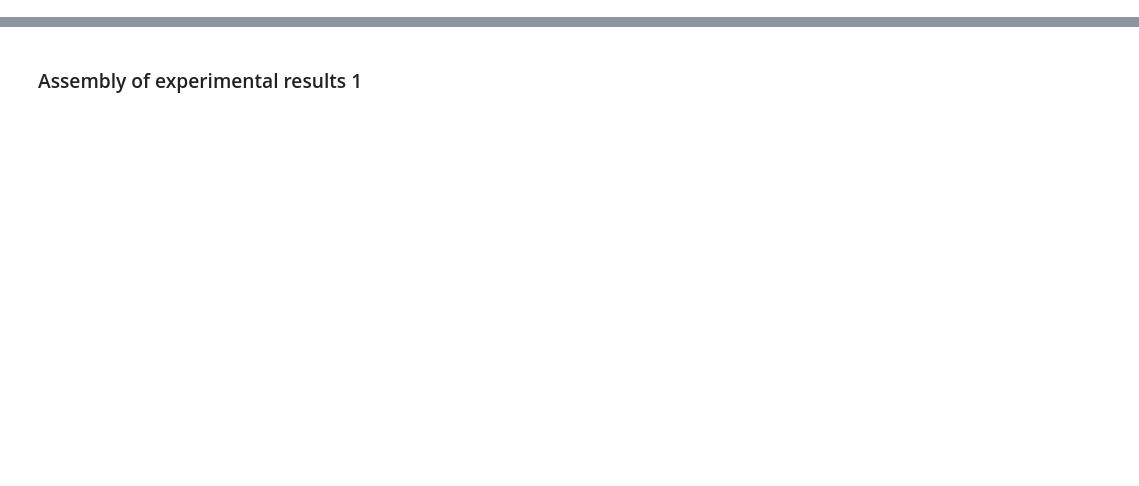
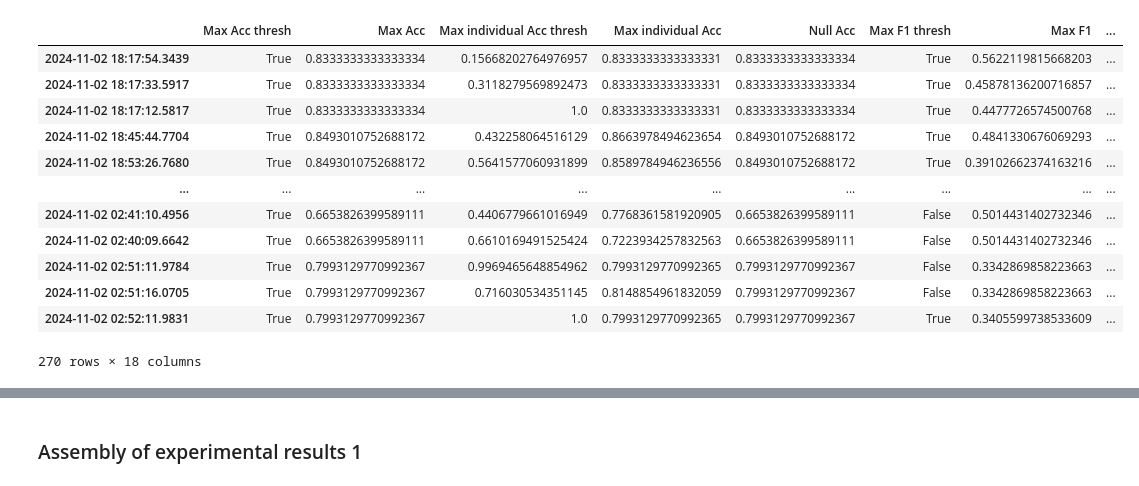
Before and after one commit to CausalRivers/experiments, a Jupyter notebook: exp1.ipynb, the cells around one changed output, grey strips where cells are left out. Cells and saved outputs as stored; diff of their text form; code cells hidden in the pictures; blank space fills up the shorter version.

```diff
--- a/exp1.ipynb
+++ b/exp1.ipynb
@@ -16,0 +103,16 @@ The autoreload extension is already loaded. To reload it, use:
+# %%
+data[data[relevant_hps].duplicated()].sort_values(["data_preprocess.resolution",	"data_preprocess.normalize","label_path",	"method.filter_mode"])
+# %% [output]
+|  | Max Acc thresh | Max Acc | Max individual Acc thresh | Max individual Acc | Null Acc | Max F1 thresh | Max F1 | ... |
+| 2024-11-02 18:17:54.3439 | True | 0.8333333333333334 | 0.15668202764976957 | 0.8333333333333331 | 0.8333333333333334 | True | 0.5622119815668203 | ... |
+| 2024-11-02 18:17:33.5917 | True | 0.8333333333333334 | 0.3118279569892473 | 0.8333333333333331 | 0.8333333333333334 | True | 0.45878136200716857 | ... |
+| 2024-11-02 18:17:12.5817 | True | 0.8333333333333334 | 1.0 | 0.8333333333333331 | 0.8333333333333334 | True | 0.4477726574500768 | ... |
+| 2024-11-02 18:45:44.7704 | True | 0.8493010752688172 | 0.432258064516129 | 0.8663978494623654 | 0.8493010752688172 | True | 0.4841330676069293 | ... |
+| 2024-11-02 18:53:26.7680 | True | 0.8493010752688172 | 0.5641577060931899 | 0.8589784946236556 | 0.8493010752688172 | True | 0.39102662374163216 | ... |
+| ... | ... | ... | ... | ... | ... | ... | ... | ... |
+| 2024-11-02 02:41:10.4956 | True | 0.6653826399589111 | 0.4406779661016949 | 0.7768361581920905 | 0.6653826399589111 | False | 0.5014431402732346 | ... |
+| 2024-11-02 02:40:09.6642 | True | 0.6653826399589111 | 0.6610169491525424 | 0.7223934257832563 | 0.6653826399589111 | False | 0.5014431402732346 | ... |
+| 2024-11-02 02:51:11.9784 | True | 0.7993129770992367 | 0.9969465648854962 | 0.7993129770992365 | 0.7993129770992367 | False | 0.3342869858223663 | ... |
+| 2024-11-02 02:51:16.0705 | True | 0.7993129770992367 | 0.716030534351145 | 0.8148854961832059 | 0.7993129770992367 | False | 0.3342869858223663 | ... |
+| 2024-11-02 02:52:11.9831 | True | 0.7993129770992367 | 1.0 | 0.7993129770992365 | 0.7993129770992367 | True | 0.3405599738533609 | ... |
+270 rows × 18 columns
```
Also changed, not shown: parts of 46 cells of this notebook, 40 other files.
